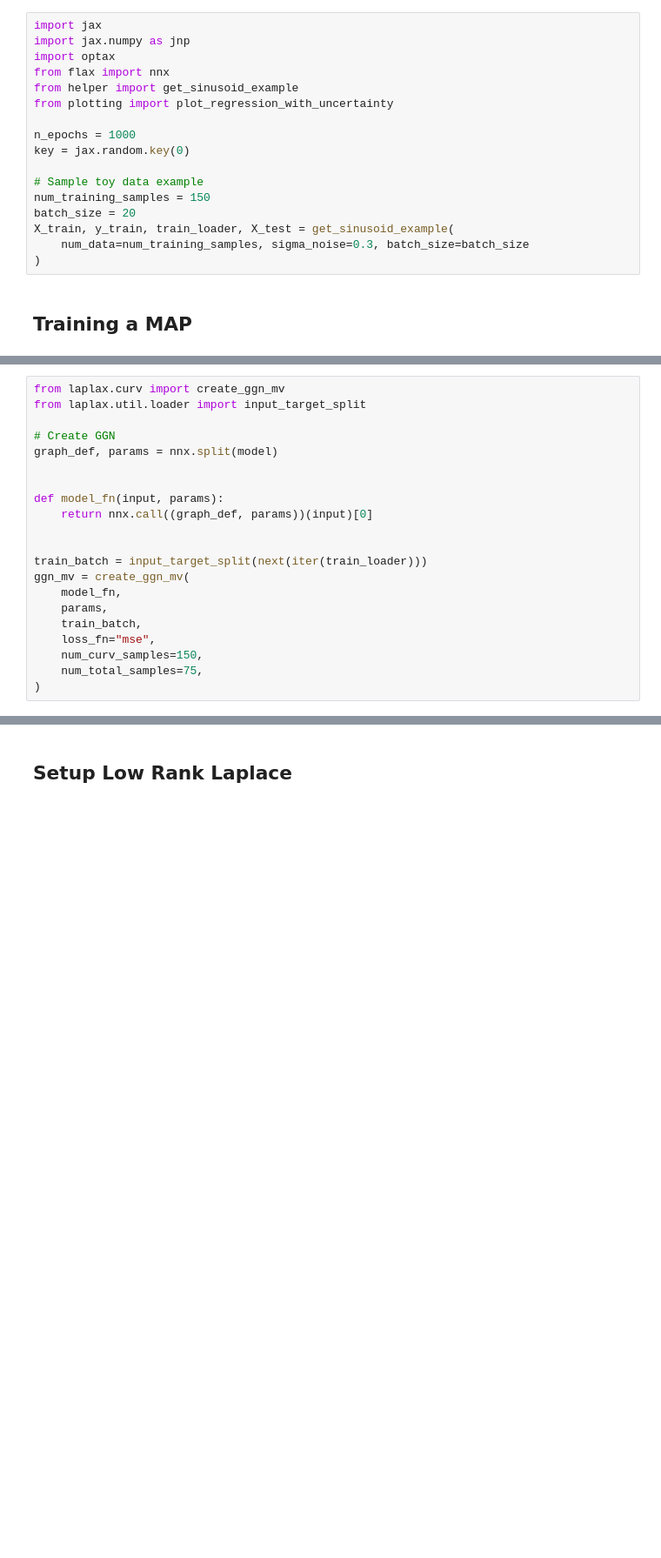
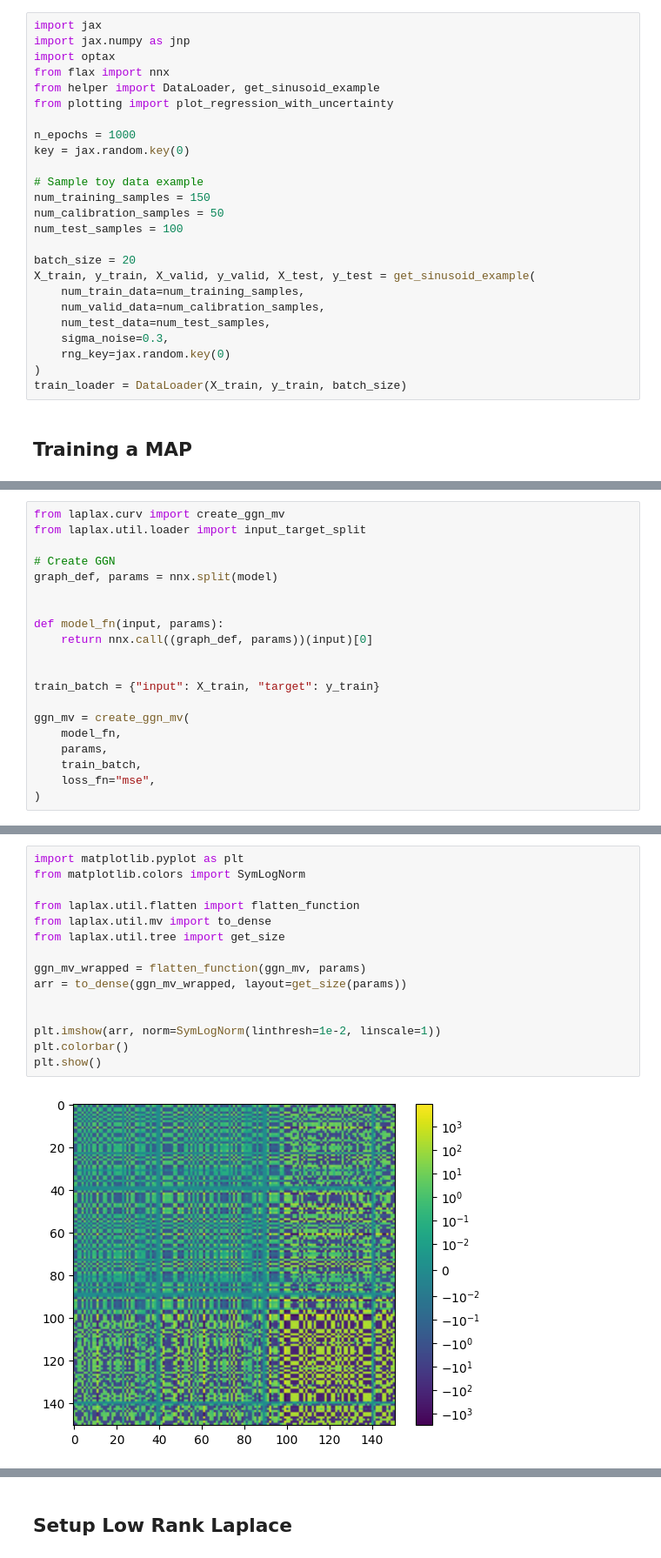
Before and after one commit to lenardrommel/laplax, a Jupyter notebook: examples/0001_posterior_gp_kernel.ipynb, the cells around one changed output, grey strips where cells are left out. Shown at 87% size. Saved outputs shown, nothing was run; the diff lists cells and outputs as text; blank space fills up the shorter version.

```diff
--- a/examples/0001_posterior_gp_kernel.ipynb
+++ b/examples/0001_posterior_gp_kernel.ipynb
@@ -7,7 +7,7 @@ import jax
 import jax.numpy as jnp
 import optax
 from flax import nnx
-from helper import get_sinusoid_example
+from helper import DataLoader, get_sinusoid_example
 from plotting import plot_regression_with_uncertainty
 
 n_epochs = 1000
@@ -15,10 +15,18 @@ key = jax.random.key(0)
 
 # Sample toy data example
 num_training_samples = 150
+num_calibration_samples = 50
+num_test_samples = 100
+
 batch_size = 20
-X_train, y_train, train_loader, X_test = get_sinusoid_example(
-    num_data=num_training_samples, sigma_noise=0.3, batch_size=batch_size
+X_train, y_train, X_valid, y_valid, X_test, y_test = get_sinusoid_example(
+    num_train_data=num_training_samples,
+    num_valid_data=num_calibration_samples,
+    num_test_data=num_test_samples,
+    sigma_noise=0.3,
+    rng_key=jax.random.key(0)
 )
+train_loader = DataLoader(X_train, y_train, batch_size)
 # %% [markdown]
 ## Training a MAP
 # %% [markdown]
@@ -82,12 +102,11 @@ def model_fn(input, params):
     return nnx.call((graph_def, params))(input)[0]
 
 
-train_batch = input_target_split(next(iter(train_loader)))
+train_batch = {"input": X_train, "target": y_train}
+
 ggn_mv = create_ggn_mv(
     model_fn,
     params,
     train_batch,
     loss_fn="mse",
-    num_curv_samples=150,
-    num_total_samples=75,
 )
@@ -93,0 +115,17 @@ ggn_mv = create_ggn_mv(
+# %%
+import matplotlib.pyplot as plt
+from matplotlib.colors import SymLogNorm
+
+from laplax.util.flatten import flatten_function
+from laplax.util.mv import to_dense
+from laplax.util.tree import get_size
+
+ggn_mv_wrapped = flatten_function(ggn_mv, params)
+arr = to_dense(ggn_mv_wrapped, layout=get_size(params))
+
+
+plt.imshow(arr, norm=SymLogNorm(linthresh=1e-2, linscale=1))
+plt.colorbar()
+plt.show()
+# %% [output]
+[figure, added]
```
Also changed, not shown: parts of 57 cells of this notebook, 2 other files.
